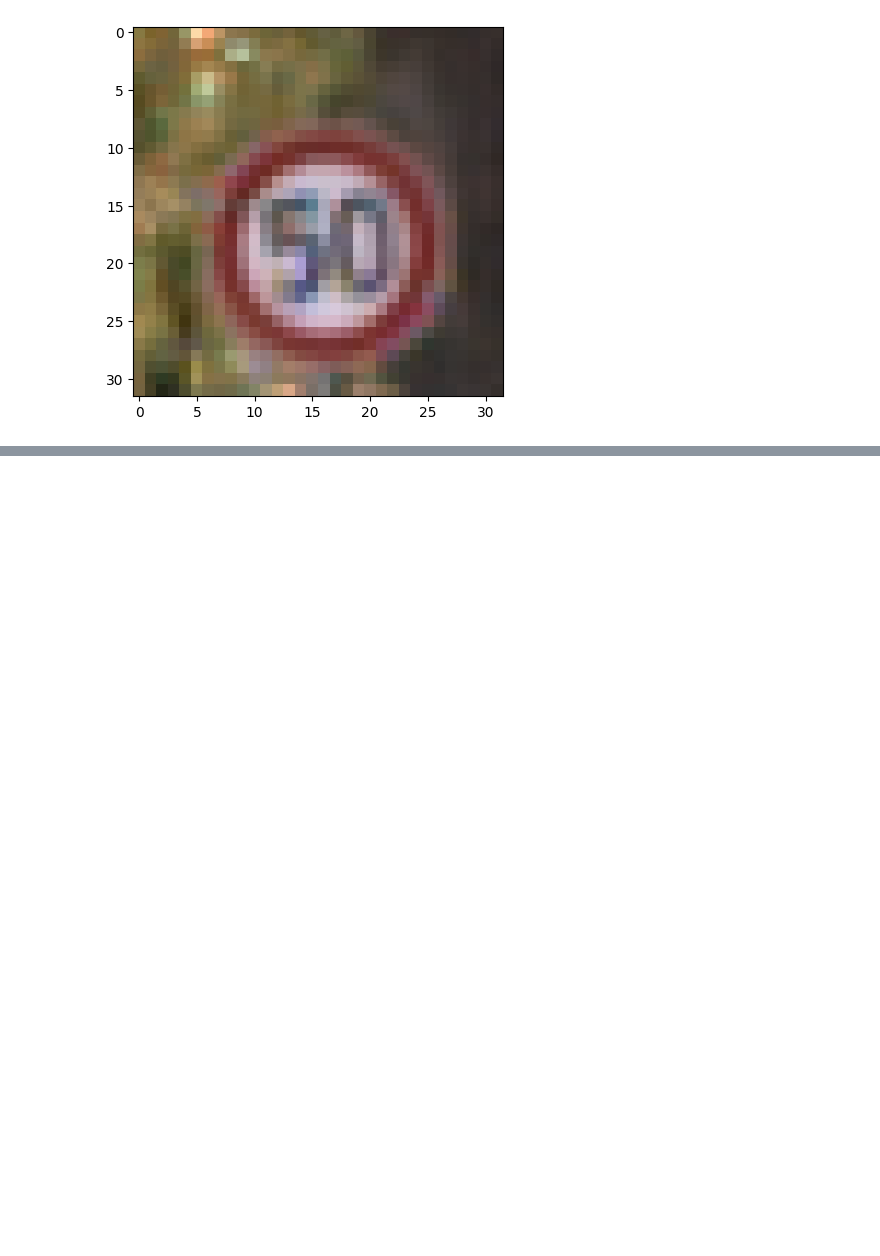
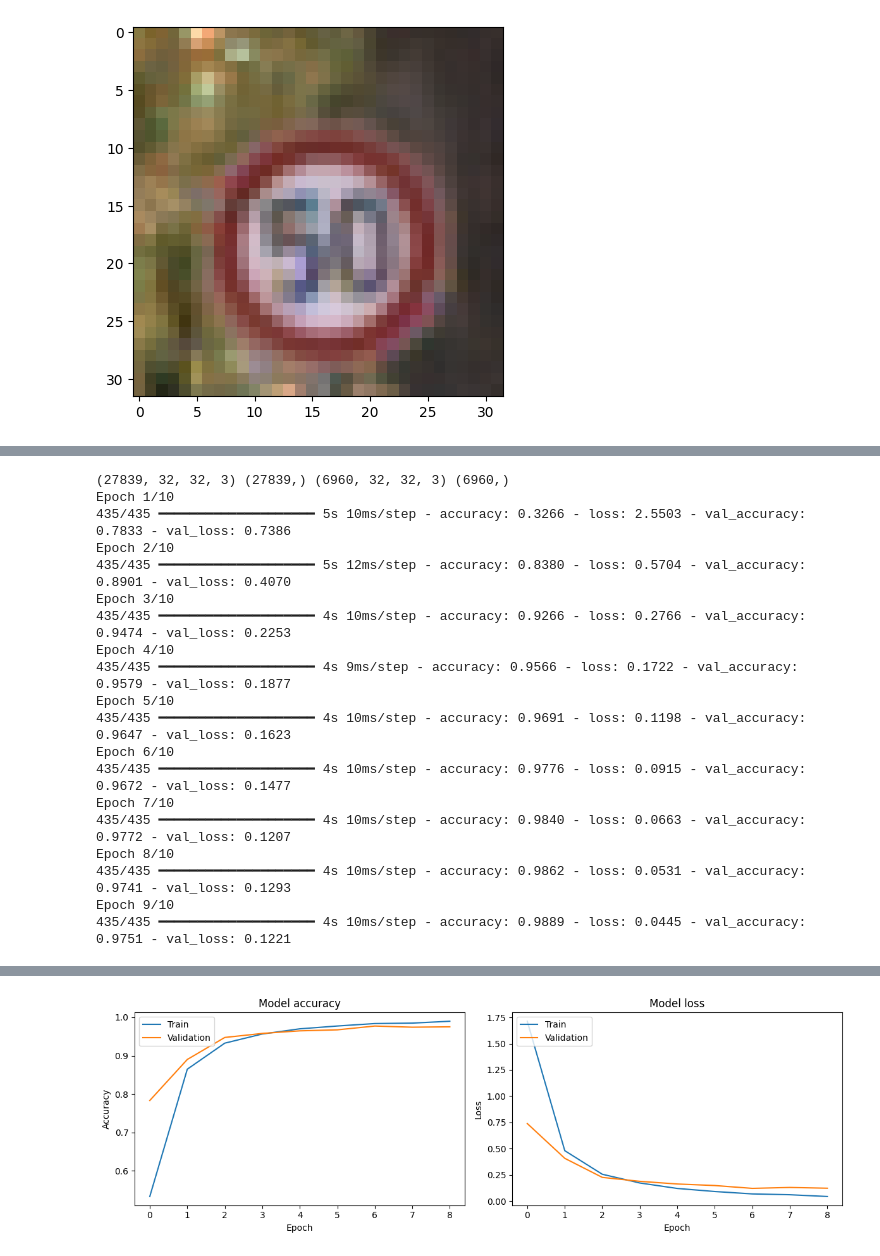
Before and after one commit to bsicay/lab3DS, a Jupyter notebook: lab3_Traffic.ipynb, the cells around one changed output, grey strips where cells are left out. Saved outputs shown, nothing was run; the diff lists cells and outputs as text; code cells hidden in the pictures; blank space fills up the shorter version.

```diff
--- a/lab3_Traffic.ipynb
+++ b/lab3_Traffic.ipynb
@@ -61,0 +177,62 @@ plt.imshow(train_features[0])
+# %%
+features = train_data['features'].astype(np.float32) / 255.0
+labels = train_data['labels']
+
+X_train, X_val, y_train, y_val = train_test_split(features, labels, train_size=27839, random_state=42)
+
+print(X_train.shape, y_train.shape, X_val.shape, y_val.shape)
+
+learning_rate = 0.001  # Learning rate
+epochs = 10            # Number of epochs
+batch_size = 64        #  Batch size
+
+# Utiliza `learning_rate` en lugar de `lr`
+optimizer = Adam(learning_rate=learning_rate)
+modelo.compile(optimizer=optimizer, loss='sparse_categorical_crossentropy', metrics=['accuracy'])
+
+deteccion_temprana = EarlyStopping(monitor='val_loss', patience=2)
+history = modelo.fit(X_train, y_train, epochs=epochs, batch_size=batch_size,
+                    validation_data=(X_val, y_val), callbacks=[deteccion_temprana])
+
+modelo.save('detector_de_senales.h5')
+
+# Plot training & validation accuracy values
+plt.figure(figsize=(12, 4))
+plt.subplot(1, 2, 1)
+plt.plot(history.history['accuracy'])
+plt.plot(history.history['val_accuracy'])
+plt.title('Model accuracy')
+plt.ylabel('Accuracy')
+plt.xlabel('Epoch')
+plt.legend(['Train', 'Validation'], loc='upper left')
+
+# Plot training & validation loss values
+plt.subplot(1, 2, 2)
+plt.plot(history.history['loss'])
+plt.plot(history.history['val_loss'])
+plt.title('Model loss')
+plt.ylabel('Loss')
+plt.xlabel('Epoch')
+plt.legend(['Train', 'Validation'], loc='upper left')
+plt.tight_layout()
+plt.show()
+# %% [output]
+(27839, 32, 32, 3) (27839,) (6960, 32, 32, 3) (6960,)
+Epoch 1/10
+435/435 ━━━━━━━━━━━━━━━━━━━━ 5s 10ms/step - accuracy: 0.3266 - loss: 2.5503 - val_accuracy: 0.7833 - val_loss: 0.7386
+Epoch 2/10
+435/435 ━━━━━━━━━━━━━━━━━━━━ 5s 12ms/step - accuracy: 0.8380 - loss: 0.5704 - val_accuracy: 0.8901 - val_loss: 0.4070
+Epoch 3/10
+435/435 ━━━━━━━━━━━━━━━━━━━━ 4s 10ms/step - accuracy: 0.9266 - loss: 0.2766 - val_accuracy: 0.9474 - val_loss: 0.2253
+Epoch 4/10
+435/435 ━━━━━━━━━━━━━━━━━━━━ 4s 9ms/step - accuracy: 0.9566 - loss: 0.1722 - val_accuracy: 0.9579 - val_loss: 0.1877
+Epoch 5/10
+435/435 ━━━━━━━━━━━━━━━━━━━━ 4s 10ms/step - accuracy: 0.9691 - loss: 0.1198 - val_accuracy: 0.9647 - val_loss: 0.1623
+Epoch 6/10
+435/435 ━━━━━━━━━━━━━━━━━━━━ 4s 10ms/step - accuracy: 0.9776 - loss: 0.0915 - val_accuracy: 0.9672 - val_loss: 0.1477
+Epoch 7/10
+435/435 ━━━━━━━━━━━━━━━━━━━━ 4s 10ms/step - accuracy: 0.9840 - loss: 0.0663 - val_accuracy: 0.9772 - val_loss: 0.1207
+Epoch 8/10
+435/435 ━━━━━━━━━━━━━━━━━━━━ 4s 10ms/step - accuracy: 0.9862 - loss: 0.0531 - val_accuracy: 0.9741 - val_loss: 0.1293
+Epoch 9/10
+435/435 ━━━━━━━━━━━━━━━━━━━━ 4s 10ms/step - accuracy: 0.9889 - loss: 0.0445 - val_accuracy: 0.9751 - val_loss: 0.1221
@@ -61,0 +240 @@ plt.imshow(train_features[0])
+[figure, added]
```
Also changed, not shown: parts of 21 cells of this notebook.
